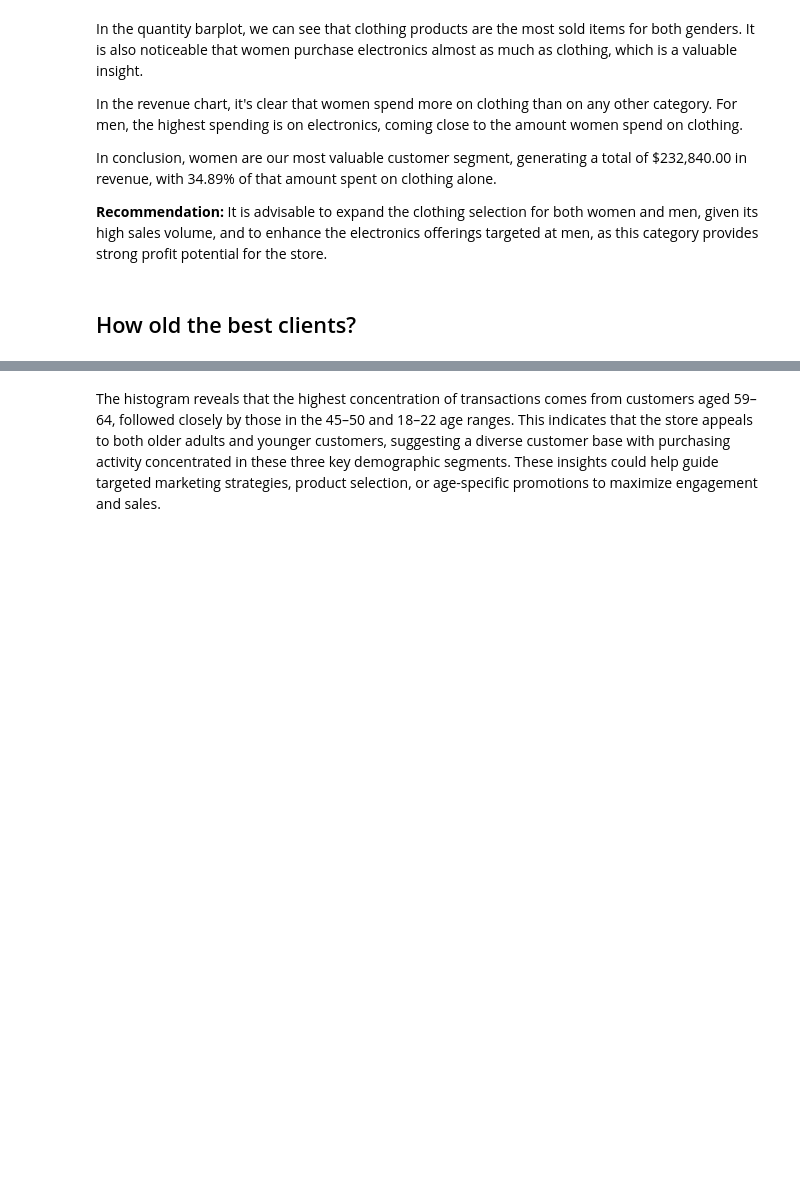
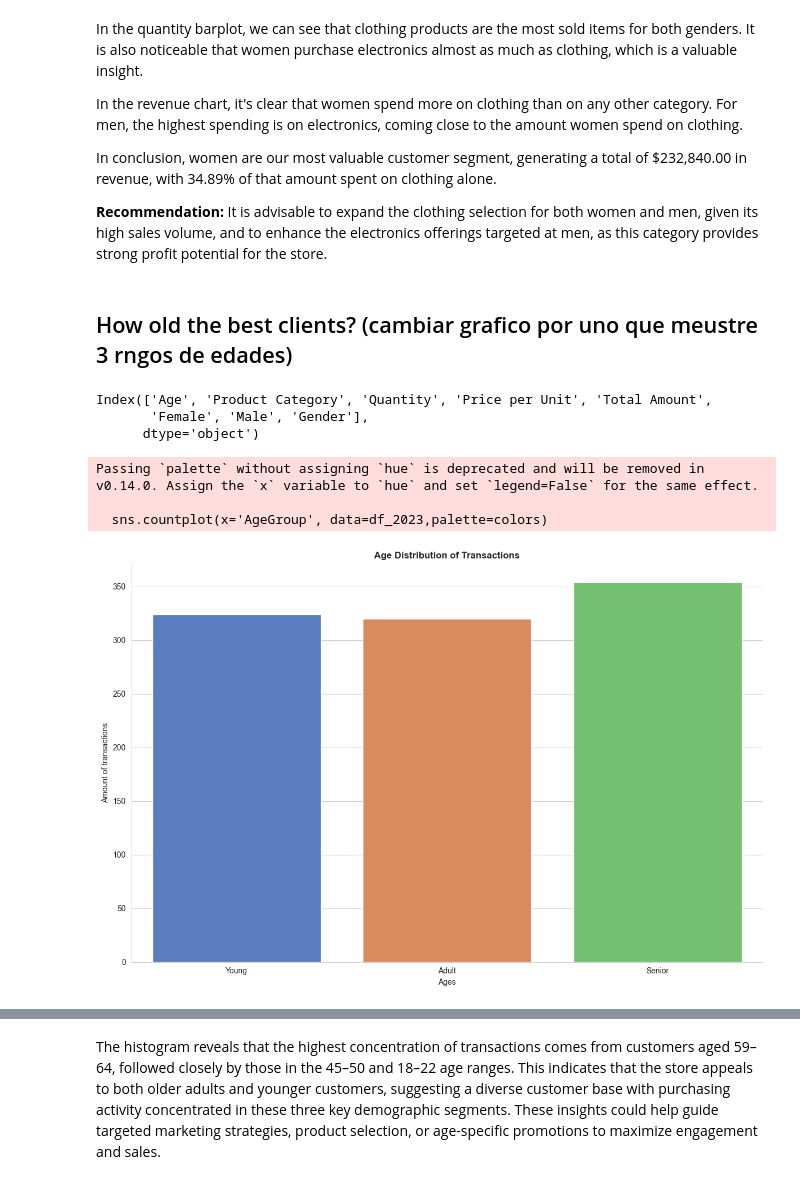
Before and after one commit to SHIro12211/Online-Store, a Jupyter notebook: notebooks/EDA.ipynb, the cells around one changed output, grey strips where cells are left out. Drawn from its saved outputs; the diff is of its cells as text; code cells hidden in the pictures; blank space fills up the shorter version.

```diff
--- a/notebooks/EDA.ipynb
+++ b/notebooks/EDA.ipynb
@@ -345,7 +371,40 @@ In conclusion, women are our most valuable customer segment, generating a total
 **Recommendation:**
 It is advisable to expand the clothing selection for both women and men, given its high sales volume, and to enhance the electronics offerings targeted at men, as this category provides strong profit potential for the store.
 # %% [markdown]
-## How old the best clients?
+## How old the best clients? (cambiar grafico por uno que meustre 3 rngos de edades)
+# %%
+fig, ax=plt.subplots(figsize=(12,8))
+colors=sns.color_palette('muted', n_colors=3)
+# transaction frequency, age range & bars
+print(df_2023.columns)
+bins=np.linspace(df_2023['Age'].min(), df_2023['Age'].max(), num=4)
+label=['Young', 'Adult', 'Senior']
+df_2023['AgeGroup']=pd.cut(df_2023['Age'], bins=bins, labels=label, include_lowest=True)
+sns.countplot(x='AgeGroup', data=df_2023,palette=colors)
+#setting axes
+ax.set_title("Age Distribution of Transactions", fontsize=12, fontweight='bold')
+ax.set_xlabel('Ages')
+ax.set_ylabel("Amount of transactions")
+
+
+
+
+#some styles
+ax.spines['top'].set_visible(False)
+ax.spines['right'].set_visible(False)
+ax.legend(frameon=False, loc='upper left')
+
+plt.tight_layout()
+
+plt.show()
+# %% [output]
+Index(['Age', 'Product Category', 'Quantity', 'Price per Unit', 'Total Amount',
+       'Female', 'Male', 'Gender'],
+      dtype='object')
+Passing `palette` without assigning `hue` is deprecated and will be removed in v0.14.0. Assign the `x` variable to `hue` and set `legend=False` for the same effect.
+
+  sns.countplot(x='AgeGroup', data=df_2023,palette=colors)
+[figure, added]
 # %%
 fig, ax=plt.subplots(figsize=(12,8))
 colors=sns.color_palette('muted', n_colors=2)
```
Also changed, not shown: parts of 21 cells of this notebook, 2 other files.
